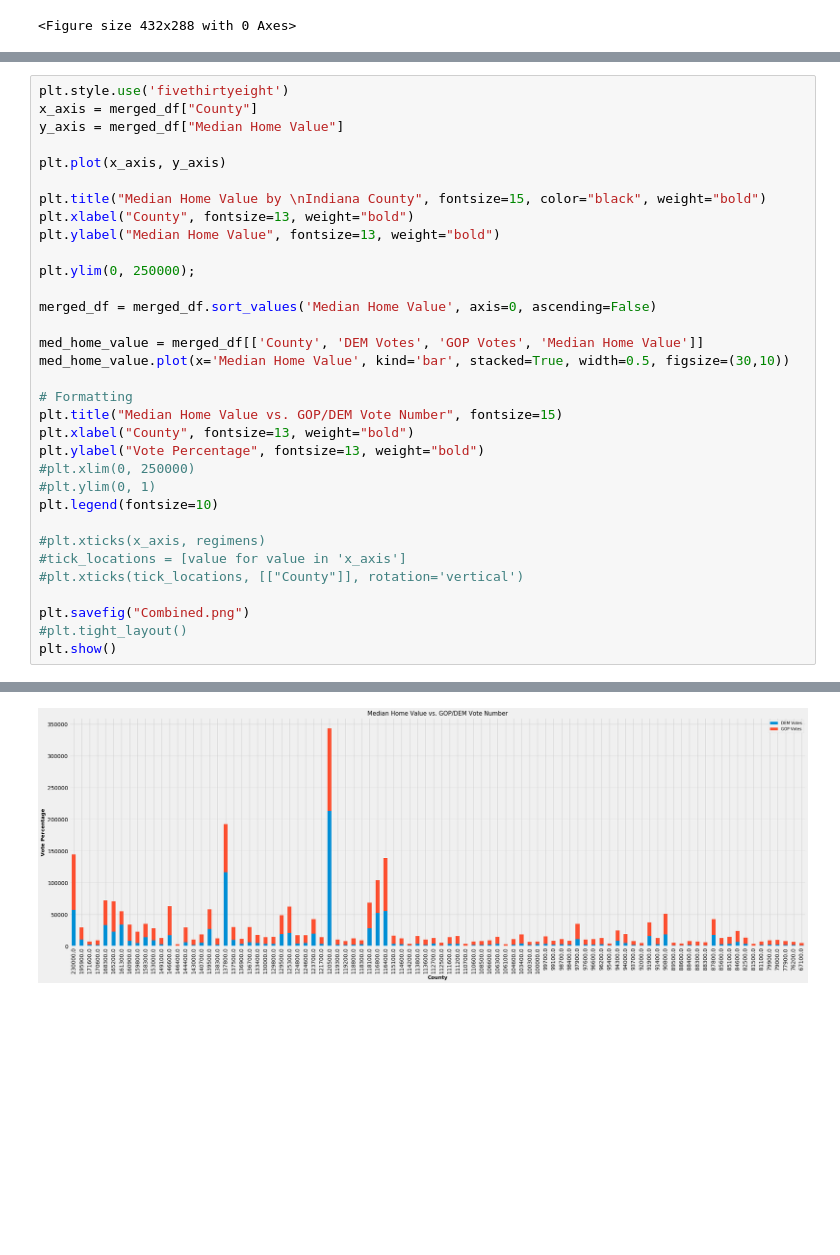
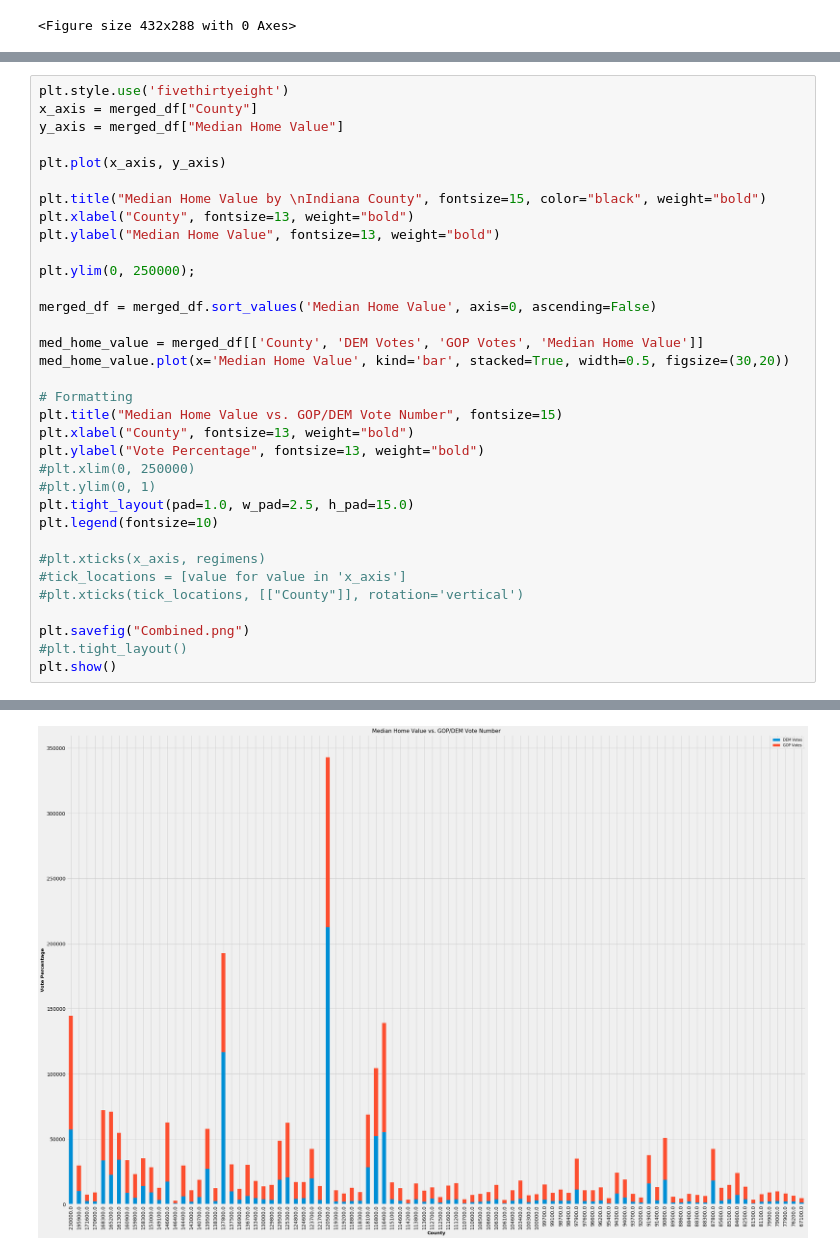
Before and after one commit to Davis1776/2016_Election_and_Demographics, a Jupyter notebook: homevalue_plot3.ipynb, the cells around one changed output, grey strips where cells are left out. Saved outputs shown, nothing was run; the diff lists cells and outputs as text; blank space fills up the shorter version.

```diff
--- a/homevalue_plot3.ipynb
+++ b/homevalue_plot3.ipynb
@@ -296,7 +301,7 @@ plt.ylim(0, 250000);
 merged_df = merged_df.sort_values('Median Home Value', axis=0, ascending=False)
 
 med_home_value = merged_df[['County', 'DEM Votes', 'GOP Votes', 'Median Home Value']]
-med_home_value.plot(x='Median Home Value', kind='bar', stacked=True, width=0.5, figsize=(30,10))
+med_home_value.plot(x='Median Home Value', kind='bar', stacked=True, width=0.5, figsize=(30,20))
 
 # Formatting
 plt.title("Median Home Value vs. GOP/DEM Vote Number", fontsize=15)
@@ -304,6 +309,7 @@ plt.xlabel("County", fontsize=13, weight="bold")
 plt.ylabel("Vote Percentage", fontsize=13, weight="bold")
 #plt.xlim(0, 250000)
 #plt.ylim(0, 1)
+plt.tight_layout(pad=1.0, w_pad=2.5, h_pad=15.0)
 plt.legend(fontsize=10)
 
 #plt.xticks(x_axis, regimens)
@@ -318 +324 @@ plt.show()
-[figure, old version]
+[figure, new version]
```
Also changed, not shown: parts of 5 cells of this notebook.
